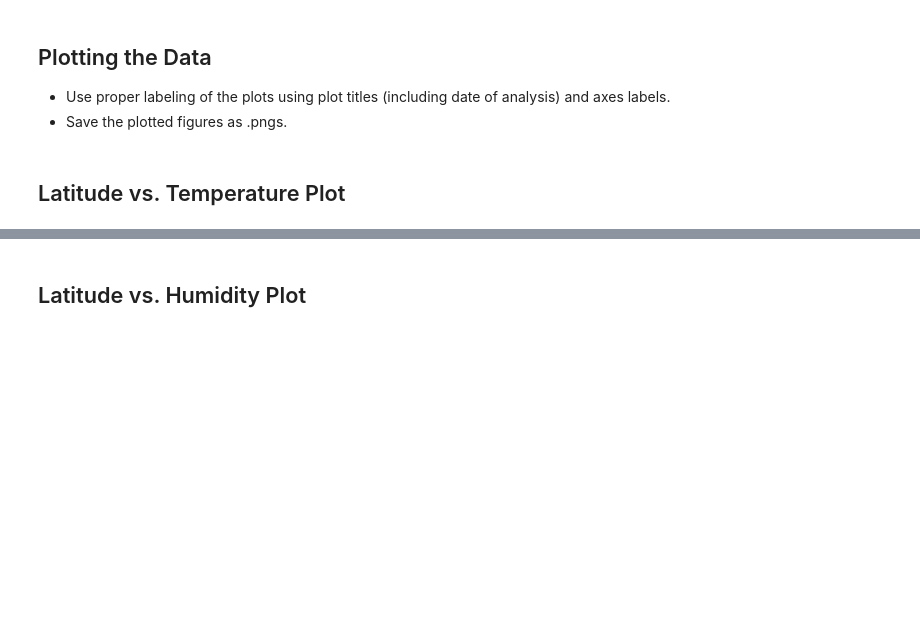
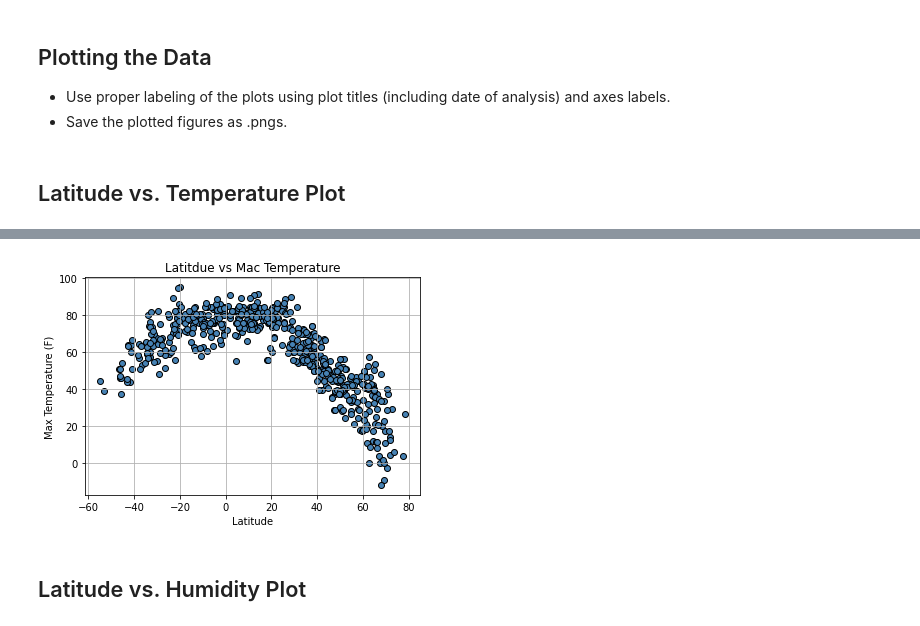
Before and after one commit to ankita-03/python-api-project, a Jupyter notebook: starter_code/WeatherPy.ipynb, the cells around one changed output, grey strips where cells are left out. Saved outputs shown, nothing was run; the diff lists cells and outputs as text; code cells hidden in the pictures; blank space fills up the shorter version.

```diff
--- a/starter_code/WeatherPy.ipynb
+++ b/starter_code/WeatherPy.ipynb
@@ -116,0 +111,3 @@ Data Retrieval Complete
+# %%
+df = pd.DataFrame(weather)
+df.head()
@@ -155,2 +156,15 @@ Int64Index([], dtype='int64')
+# %%
+#x axis
+latitude = df ['Lat']
+plt.xlabel("Latitude")
+#y axis
+Max_temp = df ['Temp']
+plt.ylabel("Max Temperature (F)")
+plt.title("Latitdue vs Mac Temperature")
+plt.scatter(latitude, Max_temp, facecolor = 'steelblue', edgecolor = 'black')
+plt.grid()
+plt.savefig("fig1")
+# %% [output]
+[figure, added]
 # %% [markdown]
 ## Latitude vs. Humidity Plot
```
Also changed, not shown: parts of 38 cells of this notebook, 14 other files.
